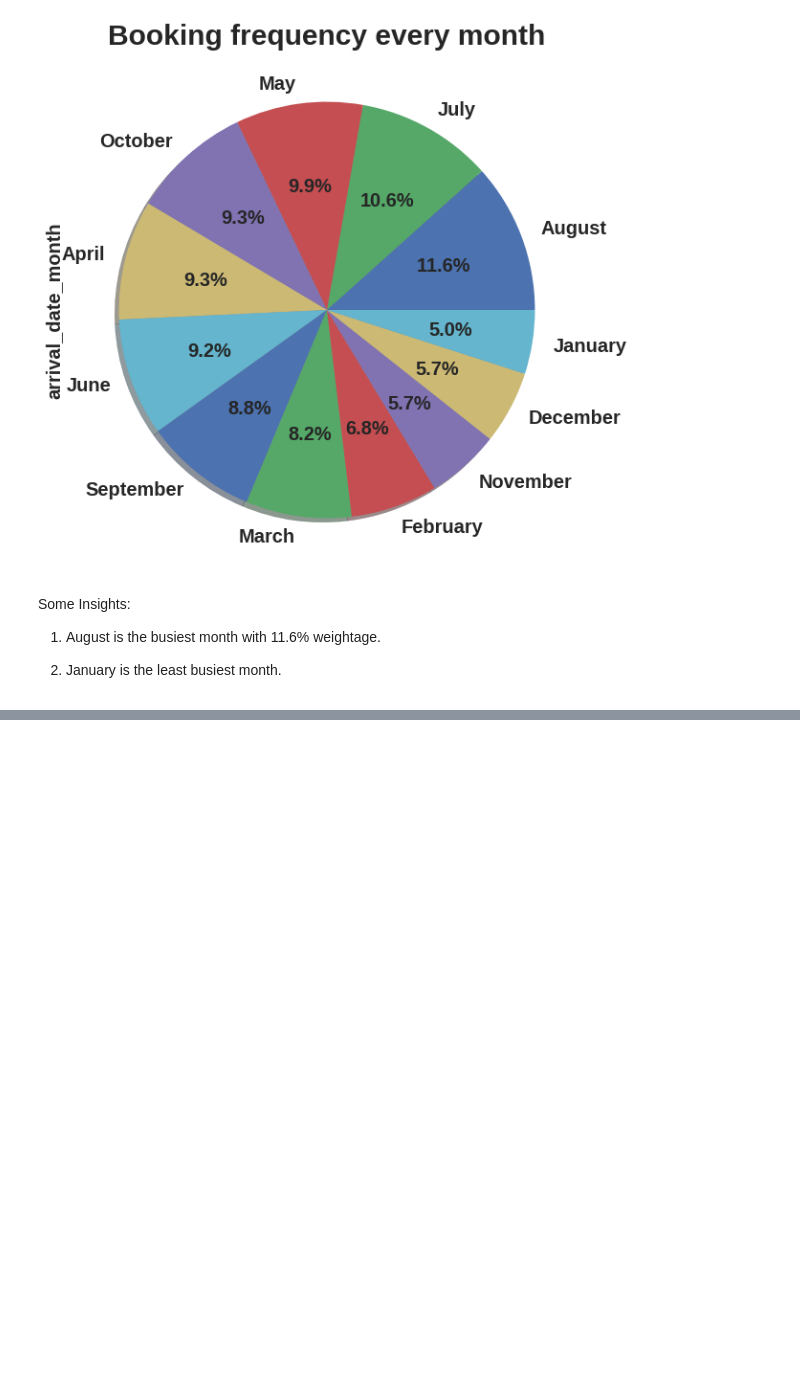
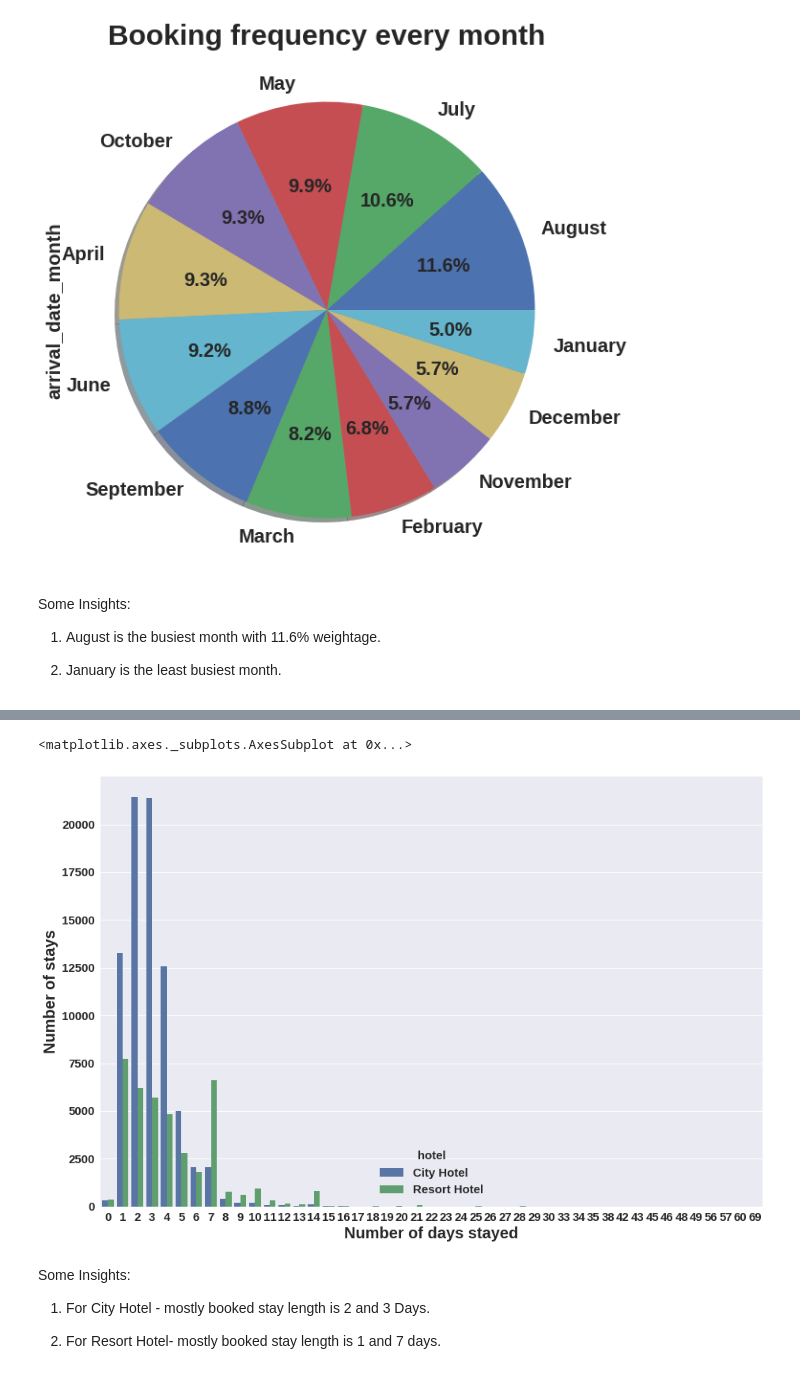
Before and after one commit to Samarjeet-singh-chhabra/EDA-Hotel-Booking-Analysis, a Jupyter notebook: Hotel_Booking_Analysis_Samarjeet_Singh_Chhabra.ipynb, the cells around one changed output, grey strips where cells are left out. Drawn from its saved outputs; the diff is of its cells as text; code cells hidden in the pictures; blank space fills up the shorter version.

Commit message:
Optimal Stay length.

```diff
--- a/Hotel_Booking_Analysis_Samarjeet_Singh_Chhabra.ipynb
+++ b/Hotel_Booking_Analysis_Samarjeet_Singh_Chhabra.ipynb
@@ -368,0 +378,7 @@ Some Insights:
+# %%
+# Group by of total stay and hotel
+days_hotel = hotels_df_copy.groupby(['total_stay', 'hotel']).agg('count').reset_index()
+days_hotel = days_hotel.iloc[:, :3]                                                   # take 1st 3 columns
+days_hotel = days_hotel.rename(columns={'total_stay': 'Number of days stayed' ,'is_canceled':'Number of stays'})
+
+days_hotel
@@ -368,0 +399,17 @@ Some Insights:
+# %%
+#plotting the graph
+days_hotel
+# Setting figure size
+plt.figure(figsize=(15,10))
+
+# Plotting the graph
+sns.barplot(x='Number of days stayed',y='Number of stays',hue='hotel',data=days_hotel)
+# %% [output]
+<matplotlib.axes._subplots.AxesSubplot at 0x...>
+[figure, added]
+# %% [markdown]
+Some Insights:
+
+1) For City Hotel - mostly booked stay length is 2 and 3 Days.
+
+2) For Resort Hotel- mostly booked stay length is 1 and 7 days.
```
Also changed, not shown: parts of 3 cells of this notebook.
